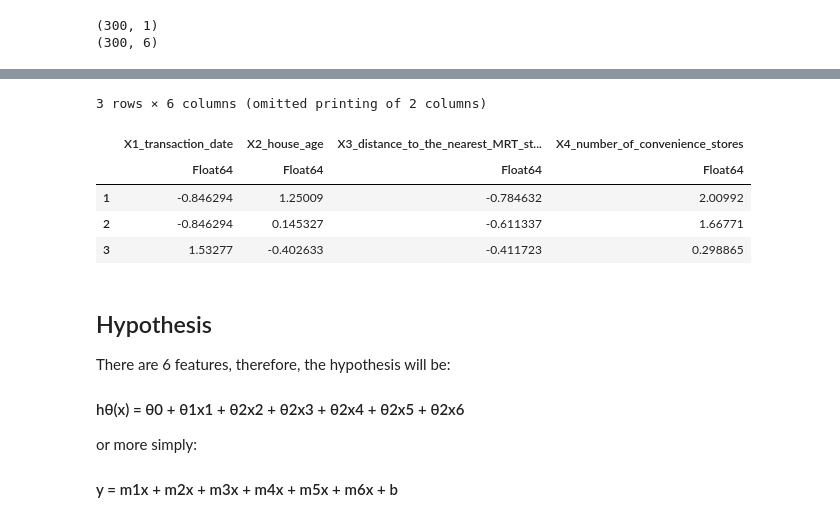
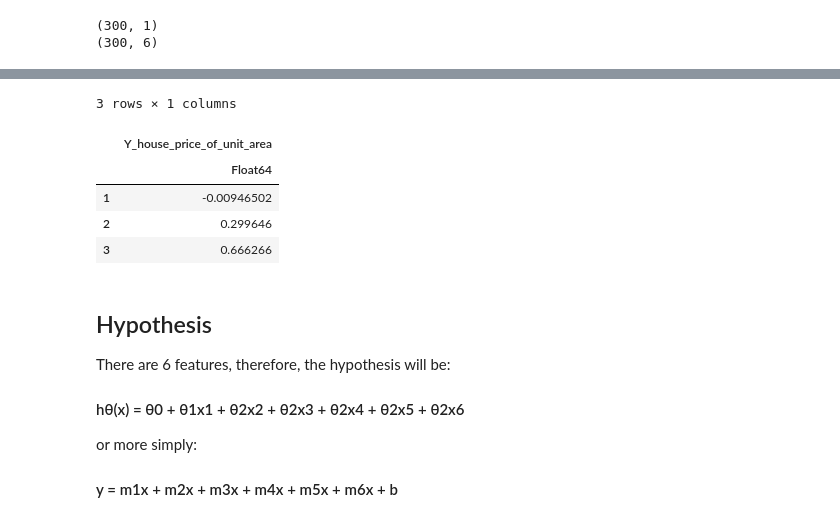
Before and after one commit to John-Ad/AI_ML_labs, a Jupyter notebook: lab2.ipynb, the cells around one changed output, grey strips where cells are left out. Saved outputs shown, nothing was run; the diff lists cells and outputs as text; code cells hidden in the pictures.

Commit message:
added renorm func, accuracy fun, and updated norm func

```diff
--- a/lab2.ipynb
+++ b/lab2.ipynb
@@ -83,23 +81,44 @@ train_df=df[1:300, :]
 actual_y=select(train_df,:Y_house_price_of_unit_area)
 train_x=select(train_df,Not([:Y_house_price_of_unit_area]))
 
+test_actual_y=select(test_df,:Y_house_price_of_unit_area)
+test_x=select(test_df,Not([:Y_house_price_of_unit_area]))
+
+# used for normalization purposes
+actual_y_non_normalized = actual_y[:, :]
+train_x_non_normalized = train_x[:, :]
+
 println(size(actual_y))
 println(size(train_x))
 # %% [output]
 (300, 1)
 (300, 6)
 # %%
-# normalization function
+#=
+    normalize a df based on the values of a second df passed in
 
-function normalize!(df_to_normalize::DataFrame)
+    params:
+    -------
+
+    df_to_normalize: DataFrame:
+        df to be normalized
+    df_to_use_for_vals: DataFrame:
+        df to be used to calculate mean and std
+
+    returns: Nothing
+    --------
+=#
+
+function normalize(df_to_normalize::DataFrame, df_to_use_for_vals::DataFrame)::DataFrame
 
     colNames=names(df_to_normalize)
 
     for cName in colNames  # loops through each column
-        vals=df_to_normalize[:,cName] # make vector copy of values in column
+        vals=df_to_use_for_vals[:,cName] # make vector copy of values in column of df_to_use
         std_dev=std(vals) # calculate standard deviation
         mean_val=mean(vals) # calculate mean
 
+        vals_to_norm=df_to_normalize[:,cName] # vals to norm
         #=
         use broadcast operator . to apply mathematical function to each element
         in the column
@@ -109,8 +128,10 @@ function normalize!(df_to_normalize::DataFrame)
         The dataframe to update then has its column updated with the
         new values
         =#
-        df_to_normalize[!, cName] = ((vals .- mean_val) ./ std_dev)
+        df_to_normalize[!, cName] = ((vals_to_norm .- mean_val) ./ std_dev)
     end
 
+    return df_to_normalize
+
 end
 # %% [output]
@@ -118,15 +183,21 @@ normalize! (generic function with 1 method)
 # %%
 # normalize training data
 
-normalize!(actual_y)
-normalize!(train_x)
+actual_y=normalize(actual_y, actual_y_non_normalized)
+train_x=normalize(train_x, train_x_non_normalized)
+
+# normalize test data
+test_actual_y=normalize(test_actual_y, actual_y_non_normalized) # use training data norm vals
+test_x=normalize(test_x, train_x_non_normalized) # use training data norm vals
+
+println()
 # %%
 # check to see if norm applied
-first(train_x,3)
+first(actual_y,3)
 # %% [output]
-3 rows × 6 columns (omitted printing of 2 columns)
+3 rows × 1 columns
-|  | X1_transaction_date | X2_house_age | X3_distance_to_the_nearest_MRT_st... | X4_number_of_convenience_stores |
-|  | Float64 | Float64 | Float64 | Float64 |
-| 1 | -0.846294 | 1.25009 | -0.784632 | 2.00992 |
-| 2 | -0.846294 | 0.145327 | -0.611337 | 1.66771 |
-| 3 | 1.53277 | -0.402633 | -0.411723 | 0.298865 |
+|  | Y_house_price_of_unit_area |
+|  | Float64 |
+| 1 | -0.00946502 |
+| 2 | 0.299646 |
+| 3 | 0.666266 |
```
Also changed, not shown: parts of 15 cells of this notebook.
